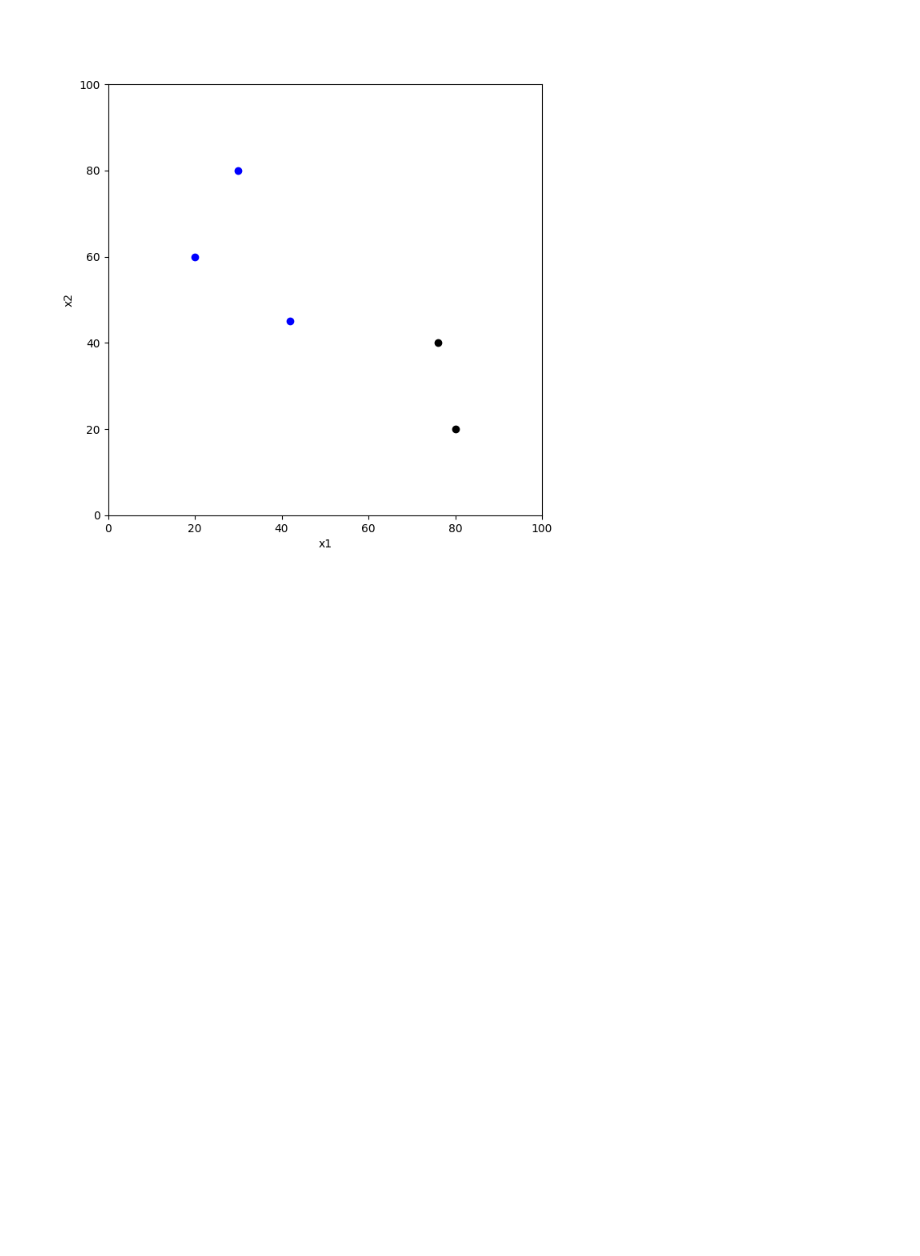
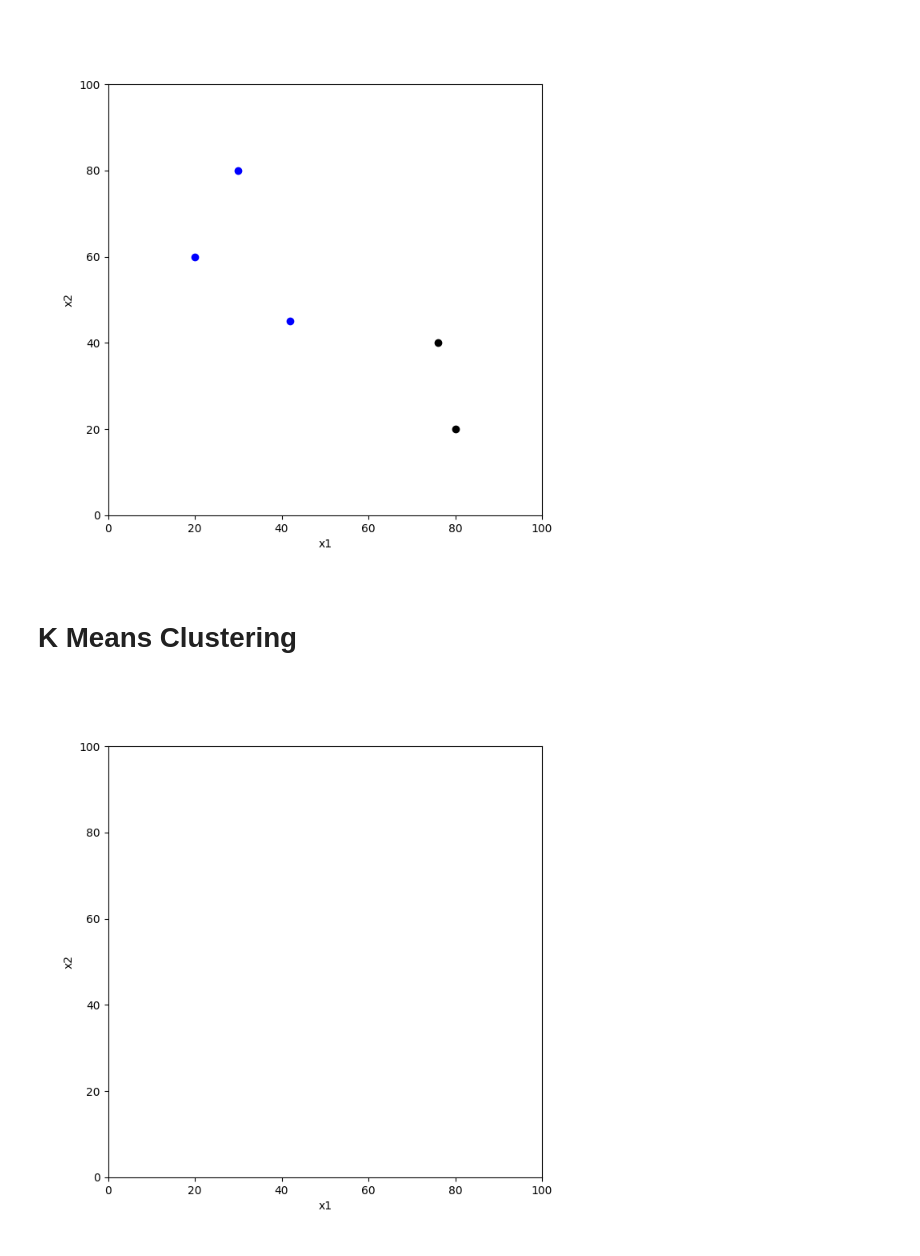
Before and after one commit to Kepins/int-artificial-inteligence-algorithms, a Jupyter notebook: ai_vis.ipynb, the cells around one changed output. Cells and saved outputs as stored; diff of their text form; code cells hidden in the pictures; blank space fills up the shorter version.

Commit message:
KMeans Clustering with fixed num of clusters

```diff
--- a/ai_vis.ipynb
+++ b/ai_vis.ipynb
@@ -331,0 +336,5 @@ del interactive_k_nearest_neighbors
+# %% [markdown]
+# K Means Clustering
+# %%
+# Define a named tuple called 'Point'
+Point = namedtuple('Point', ['x1', 'x2'])
@@ -331,0 +417,4 @@ del interactive_k_nearest_neighbors
+# %%
+interactive_k_means_clustering = InteractiveKMC(points=[])
+# %% [output]
+[figure, added]
```
Also changed, not shown: parts of 7 cells of this notebook.
